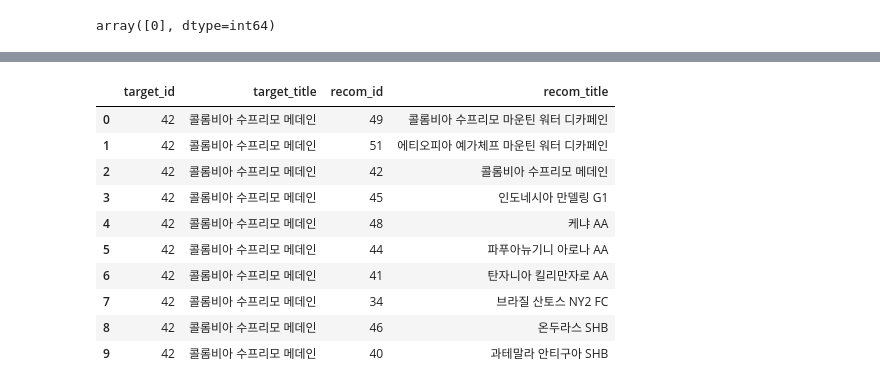
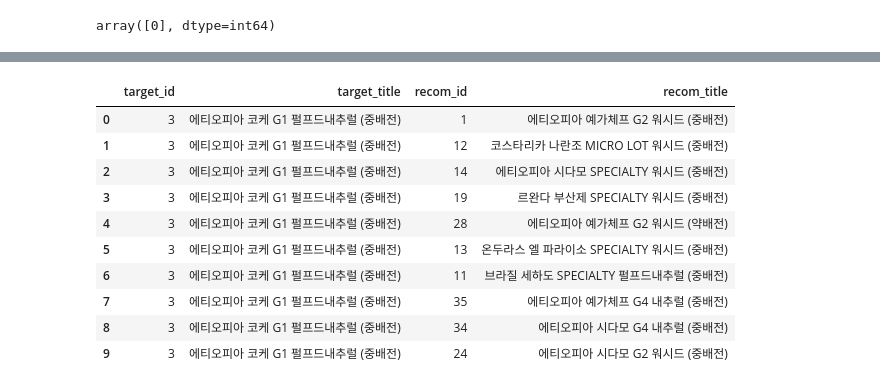
Before and after one commit to sanghyun0603/CoffeeBrew, a Jupyter notebook: server-recom/jupyter/coffee_cbf.ipynb, the cells around one changed output, grey strips where cells are left out. Cells and saved outputs as stored; diff of their text form; code cells hidden in the pictures.

```diff
--- a/server-recom/jupyter/coffee_cbf.ipynb
+++ b/server-recom/jupyter/coffee_cbf.ipynb
@@ -130,0 +73,8 @@ df_bean_group
+# %%
+bean_data = bean_read.copy()
+bean_data = pd.merge(bean_data, bean_detail_read.drop(['idx', 'created_date', 'updated_date'], axis=1), how='left', left_on='idx', right_on='bean_idx')
+bean_data.drop('bean_idx', axis=1, inplace=True)
+bean_data = pd.merge(bean_data, bean_score_read.drop(['idx', 'created_date', 'updated_date'], axis=1), how='left', left_on='idx', right_on='bean_idx')
+bean_data.drop('bean_idx', axis=1, inplace=True)
+print(bean_data.shape)
+bean_data.head()
@@ -163,5 +121,5 @@ Wall time: 1.99 ms
 # %%
 %%time
-# aroma ~ balance 까지의 스테이터스에 따른 유사도 특정
-grade_cosine_sim = cosine_similarity(bean_data[['aroma', 'flavor', 'acidity', 'sweetness', 'bitterness', 'body', 'balance']])
+# aroma ~ bady 까지의 스테이터스에 따른 유사도 특정
+grade_cosine_sim = cosine_similarity(bean_data[['flavor', 'acidity', 'sweetness', 'bitterness', 'body']])
 # %% [output]
@@ -191,7 +149,7 @@ array([[1.    , 0.9253, 0.9985, ..., 0.951 , 0.9316, 0.9316],
 # %%
 # 이름 뿐만 아니라 id로도 검색할 수 있도록 행과 열 중 하나를 title, 다른 하나를 id로 지정
 
-df_grade_cosine_sim = pd.DataFrame(grade_cosine_sim, index = bean_data.id, columns = bean_data.title, dtype=np.float16)
+df_grade_cosine_sim = pd.DataFrame(grade_cosine_sim, index = bean_data['idx'], columns = bean_data['name_ko'], dtype=np.float16)
 print(df_grade_cosine_sim.shape)
 df_grade_cosine_sim.head()
 # %% [output]
@@ -226,16 +186,16 @@ Int64Index([3, 38, 14, 12, 36, 19, 28, 37, 39, 24], dtype='int64', name='id')
 # id 기반 추천 알고리즘
 def recommendations_by_id(target_id, matrix, items, k=10):
     try:
-        target_idx =  matrix.index.get_indexer([target_id])
+        target_idx = matrix.index.get_indexer([target_id])
         recom_idx = matrix.iloc[:, target_idx].sort_values(by= matrix.iloc[:, target_idx].columns[0], ascending=False)[1:11].index
 
         # 반환한 인덱스 값은 1부터 시작하나, 실제 iloc로 접근하는 인덱스 값은 0부터 시작하므로 이를 보정해야함
         recom_idx = recom_idx-1
-        recom_id = items.iloc[recom_idx, :].id.values
-        recom_title = items.iloc[recom_idx, :].title.values
+        recom_id = items.iloc[recom_idx, :].idx.values
+        recom_title = items.iloc[recom_idx, :].name_ko.values
 
         target_id_list = np.full(len(range(k)), target_id)
-        target_title_list = np.full(len(range(k)), items[items.id == target_id].title.values)
+        target_title_list = np.full(len(range(k)), items[items.idx == target_id].name_ko.values)
 
     except:
         print(recom_idx)
@@ -251,16 +211,16 @@ def recommendations_by_id(target_id, matrix, items, k=10):
 
     return pd.DataFrame(d)
 # %%
-recommendations_by_id(42, df_grade_cosine_sim, bean_data)
+recommendations_by_id(3, df_grade_cosine_sim, bean_data)
 # %% [output]
 |  | target_id | target_title | recom_id | recom_title |
-| 0 | 42 | 콜롬비아 수프리모 메데인 | 49 | 콜롬비아 수프리모 마운틴 워터 디카페인 |
-| 1 | 42 | 콜롬비아 수프리모 메데인 | 51 | 에티오피아 예가체프 마운틴 워터 디카페인 |
-| 2 | 42 | 콜롬비아 수프리모 메데인 | 42 | 콜롬비아 수프리모 메데인 |
-| 3 | 42 | 콜롬비아 수프리모 메데인 | 45 | 인도네시아 만델링 G1 |
-| 4 | 42 | 콜롬비아 수프리모 메데인 | 48 | 케냐 AA |
-| 5 | 42 | 콜롬비아 수프리모 메데인 | 44 | 파푸아뉴기니 아로나 AA |
-| 6 | 42 | 콜롬비아 수프리모 메데인 | 41 | 탄자니아 킬리만자로 AA |
-| 7 | 42 | 콜롬비아 수프리모 메데인 | 34 | 브라질 산토스 NY2 FC |
-| 8 | 42 | 콜롬비아 수프리모 메데인 | 46 | 온두라스 SHB |
-| 9 | 42 | 콜롬비아 수프리모 메데인 | 40 | 과테말라 안티구아 SHB |
+| 0 | 3 | 에티오피아 코케 G1 펄프드내추럴 (중배전) | 1 | 에티오피아 예가체프 G2 워시드 (중배전) |
+| 1 | 3 | 에티오피아 코케 G1 펄프드내추럴 (중배전) | 12 | 코스타리카 나란조 MICRO LOT 워시드 (중배전) |
+| 2 | 3 | 에티오피아 코케 G1 펄프드내추럴 (중배전) | 14 | 에티오피아 시다모 SPECIALTY 워시드 (중배전) |
+| 3 | 3 | 에티오피아 코케 G1 펄프드내추럴 (중배전) | 19 | 르완다 부산제 SPECIALTY 워시드 (중배전) |
+| 4 | 3 | 에티오피아 코케 G1 펄프드내추럴 (중배전) | 28 | 에티오피아 예가체프 G2 워시드 (약배전) |
+| 5 | 3 | 에티오피아 코케 G1 펄프드내추럴 (중배전) | 13 | 온두라스 엘 파라이소 SPECIALTY 워시드 (중배전) |
+| 6 | 3 | 에티오피아 코케 G1 펄프드내추럴 (중배전) | 11 | 브라질 세하도 SPECIALTY 펄프드내추럴 (중배전) |
+| 7 | 3 | 에티오피아 코케 G1 펄프드내추럴 (중배전) | 35 | 에티오피아 예가체프 G4 내추럴 (중배전) |
+| 8 | 3 | 에티오피아 코케 G1 펄프드내추럴 (중배전) | 34 | 에티오피아 시다모 G4 내추럴 (중배전) |
+| 9 | 3 | 에티오피아 코케 G1 펄프드내추럴 (중배전) | 24 | 에티오피아 시다모 G2 워시드 (중배전) |
```
Also changed, not shown: parts of 31 cells of this notebook, 1 other file.
